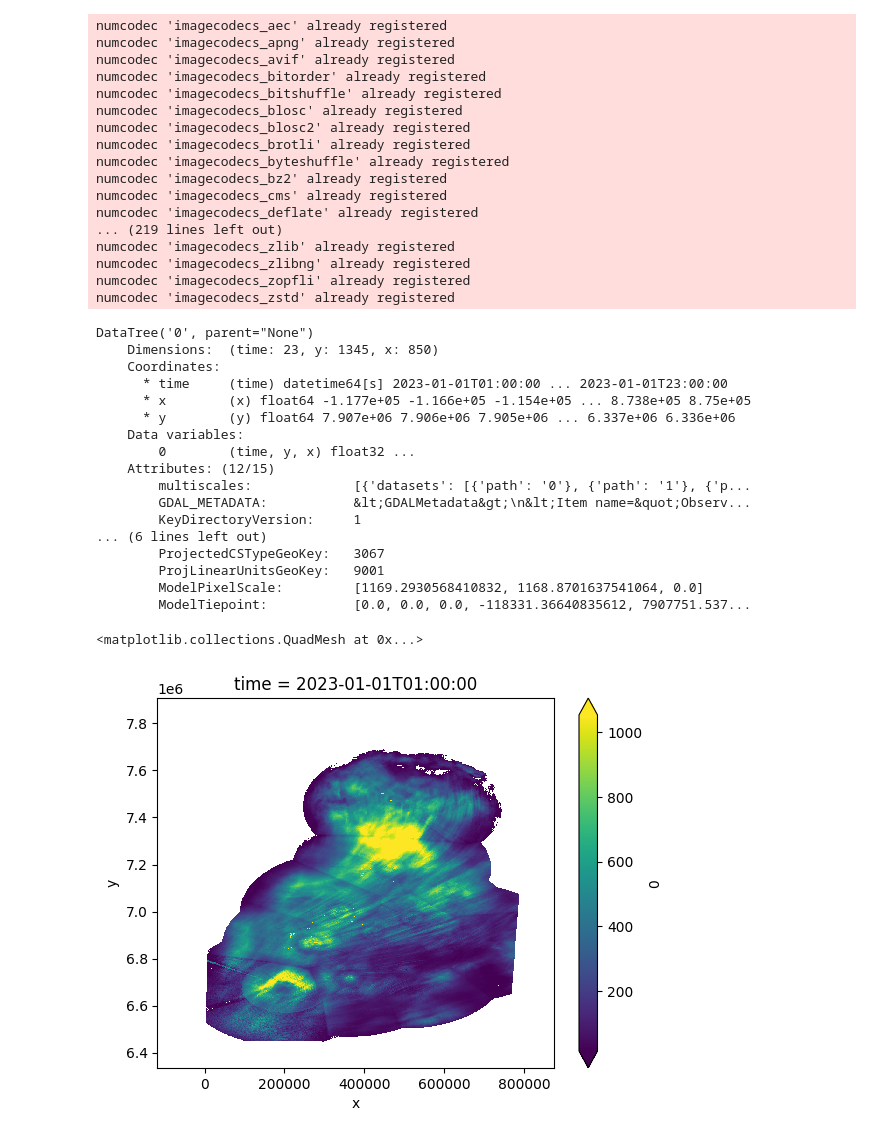
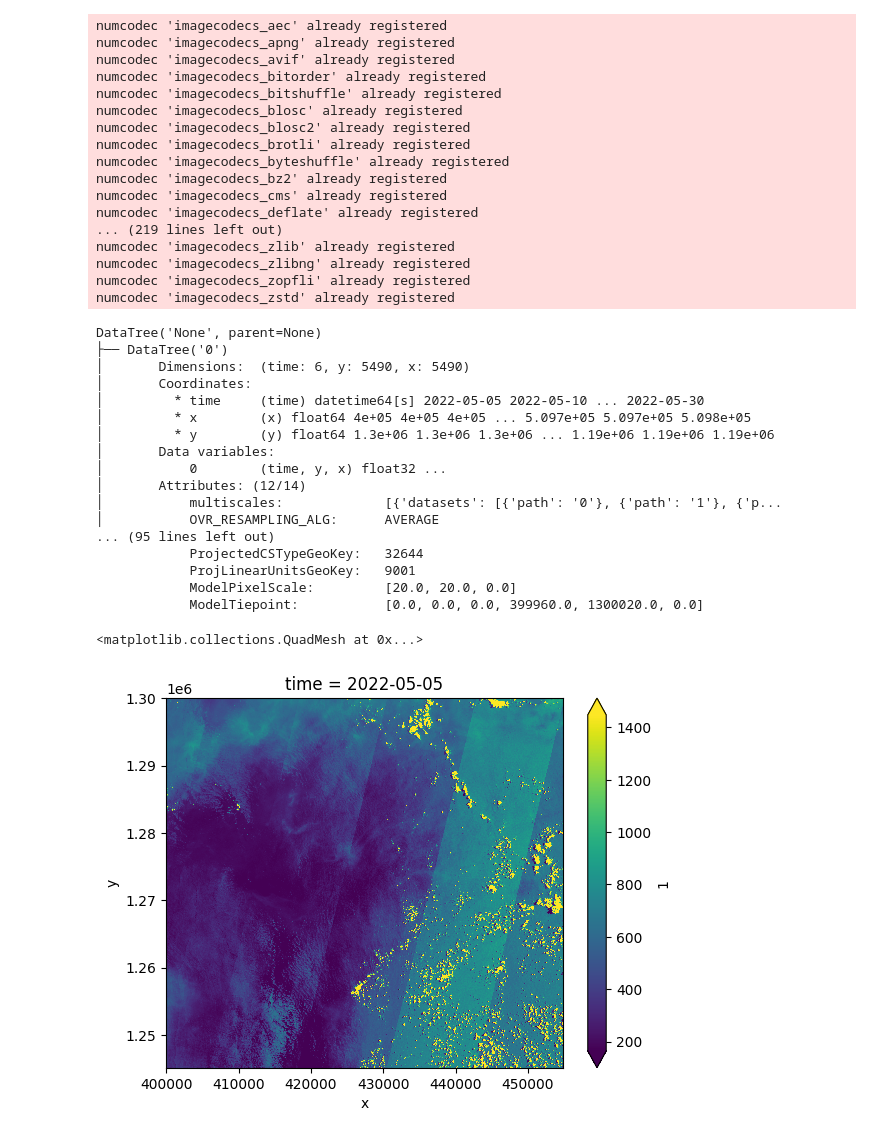
Before and after one commit to carbonplan/xrefcoord, a Jupyter notebook: demo/multiscale.ipynb, the cells around one changed output. Saved outputs shown, nothing was run; the diff lists cells and outputs as text; code cells hidden in the pictures.

Commit message:
Updated multiscales demo to include sat cog with viable multiscales

```diff
--- a/demo/multiscale.ipynb
+++ b/demo/multiscale.ipynb
@@ -7,7 +163,7 @@ import xrefcoord  # noqa
 # %%
 fs = fsspec.filesystem(
     "reference",
-    fo="references/RADAR.json",
+    fo="references/sentinel.json",
     remote_protocol="s3",
     remote_options={"anon": True},
     skip_instance_cache=True,
@@ -35,28 +211,27 @@ numcodec 'imagecodecs_zlibng' already registered
 numcodec 'imagecodecs_zopfli' already registered
 numcodec 'imagecodecs_zstd' already registered
 # %%
-dt["0"]
+dt
 # %% [output]
-DataTree('0', parent="None")
-    Dimensions:  (time: 23, y: 1345, x: 850)
-    Coordinates:
-      * time     (time) datetime64[s] 2023-01-01T01:00:00 ... 2023-01-01T23:00:00
-      * x        (x) float64 -1.177e+05 -1.166e+05 -1.154e+05 ... 8.738e+05 8.75e+05
-      * y        (y) float64 7.907e+06 7.906e+06 7.905e+06 ... 6.337e+06 6.336e+06
-    Data variables:
-        0        (time, y, x) float32 ...
-    Attributes: (12/15)
-        multiscales:             [{'datasets': [{'path': '0'}, {'path': '1'}, {'p...
-        GDAL_METADATA:           &lt;GDALMetadata&gt;\n&lt;Item name=&quot;Observ...
-        KeyDirectoryVersion:     1
-... (6 lines left out)
-        ProjectedCSTypeGeoKey:   3067
-        ProjLinearUnitsGeoKey:   9001
-        ModelPixelScale:         [1169.2930568410832, 1168.8701637541064, 0.0]
-        ModelTiepoint:           [0.0, 0.0, 0.0, -118331.36640835612, 7907751.537...
+DataTree('None', parent=None)
+├── DataTree('0')
+│       Dimensions:  (time: 6, y: 5490, x: 5490)
+│       Coordinates:
+│         * time     (time) datetime64[s] 2022-05-05 2022-05-10 ... 2022-05-30
+│         * x        (x) float64 4e+05 4e+05 4e+05 ... 5.097e+05 5.097e+05 5.098e+05
+│         * y        (y) float64 1.3e+06 1.3e+06 1.3e+06 ... 1.19e+06 1.19e+06 1.19e+06
+│       Data variables:
+│           0        (time, y, x) float32 ...
+│       Attributes: (12/14)
+│           multiscales:             [{'datasets': [{'path': '0'}, {'path': '1'}, {'p...
+│           OVR_RESAMPLING_ALG:      AVERAGE
+... (95 lines left out)
+            ProjectedCSTypeGeoKey:   32644
+            ProjLinearUnitsGeoKey:   9001
+            ModelPixelScale:         [20.0, 20.0, 0.0]
+            ModelTiepoint:           [0.0, 0.0, 0.0, 399960.0, 1300020.0, 0.0]
-# %%
-# dt['0'].ds['0'].isel(time=0).plot()
-dt["0"].ds["0"].where(dt["0"].ds["0"] < 60000).isel(time=0).plot(robust=True)
-# %% [output]
-<matplotlib.collections.QuadMesh at 0x...>
-[figure, removed]
+# %%
+dt["1"].isel(time=0)["1"].plot(robust=True)
+# %% [output]
+<matplotlib.collections.QuadMesh at 0x...>
+[figure, added]
```
Also changed, not shown: parts of 10 cells of this notebook, 2 other files.
